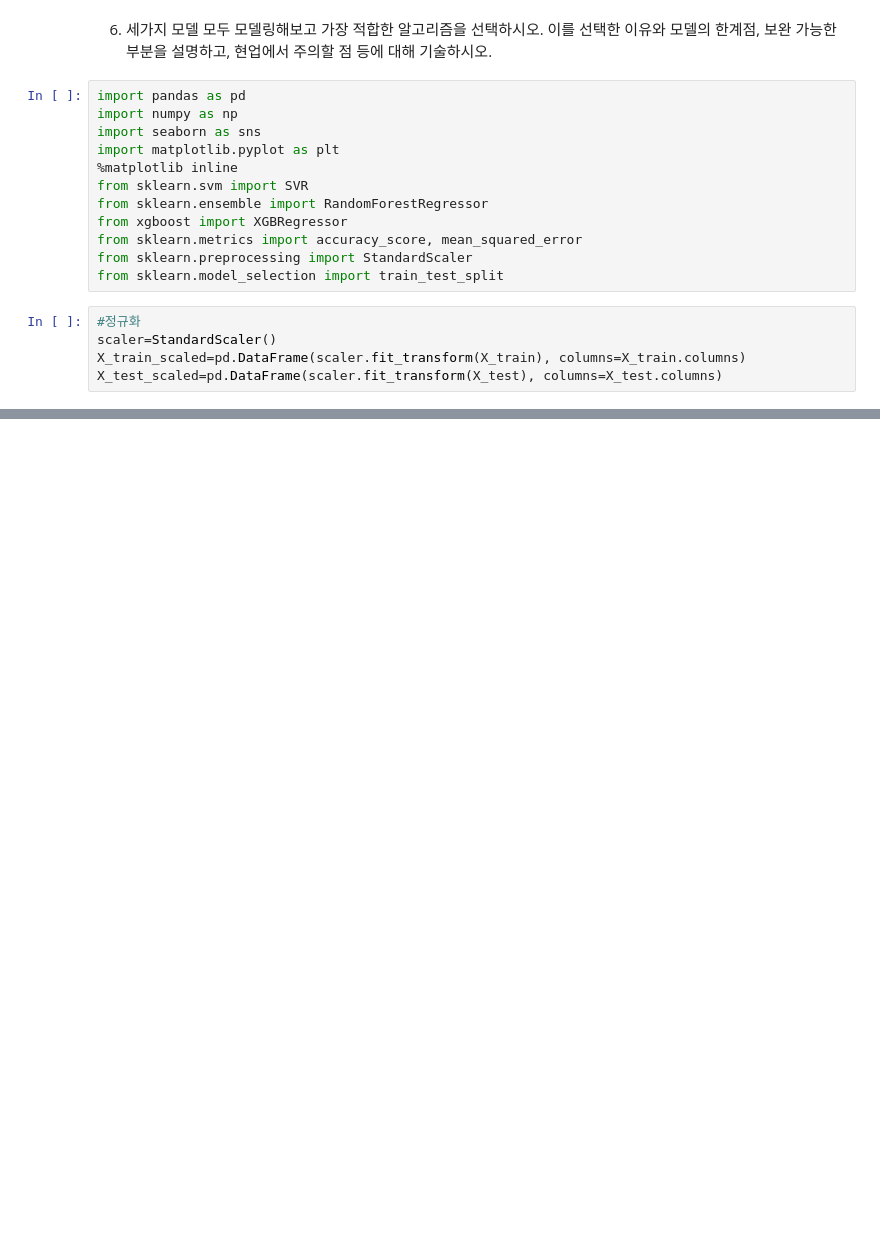
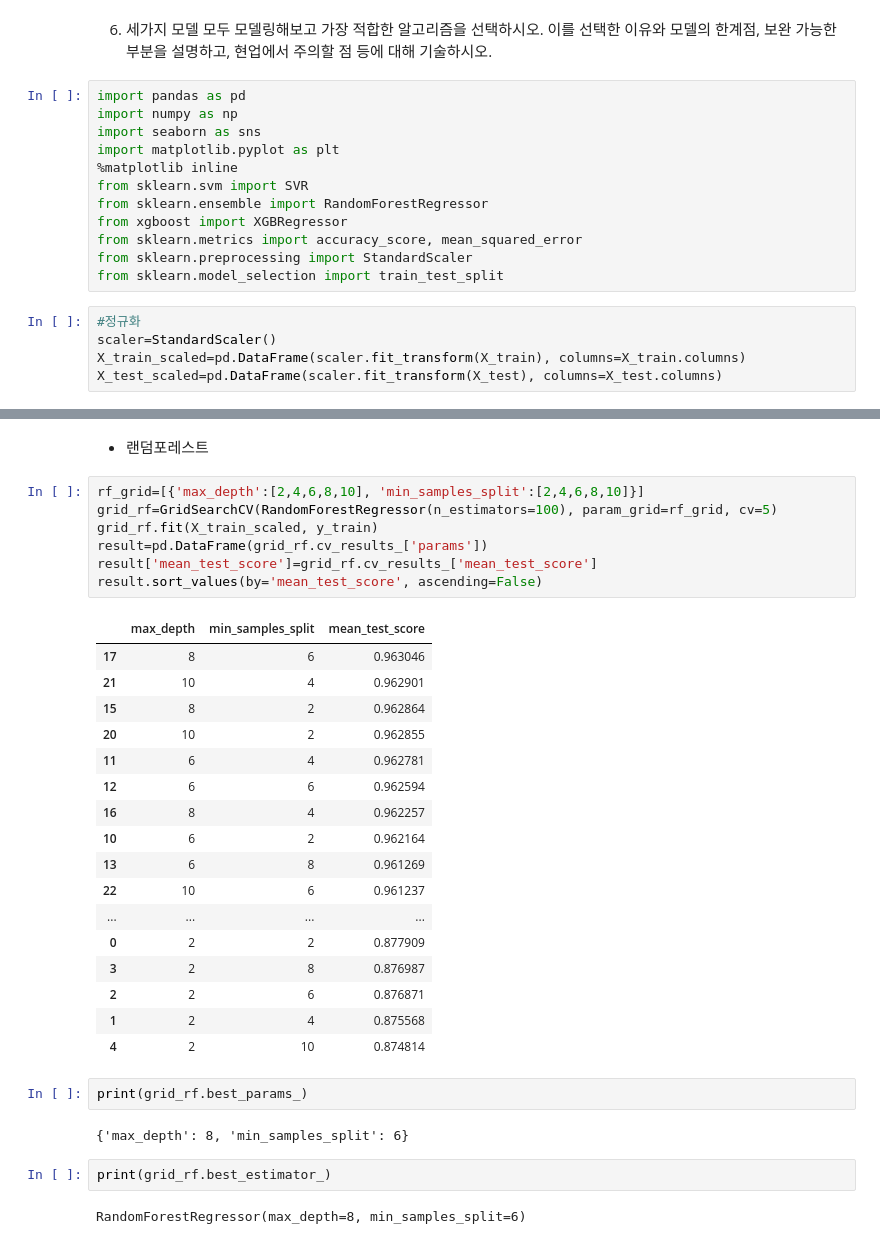
Before and after one commit to teng-ny/ADPStudy, a Jupyter notebook: ADP시험복기/제1회 모의고사/(1회) 1. 머신러닝.ipynb, the cells around one changed output, grey strips where cells are left out. Cells and saved outputs as stored; diff of their text form; blank space fills up the shorter version.

```diff
--- a/ADP시험복기/제1회 모의고사/(1회) 1. 머신러닝.ipynb
+++ b/ADP시험복기/제1회 모의고사/(1회) 1. 머신러닝.ipynb
@@ -228,0 +269,35 @@ mse
+# %% [markdown]
+- 랜덤포레스트
+# %%
+rf_grid=[{'max_depth':[2,4,6,8,10], 'min_samples_split':[2,4,6,8,10]}]
+grid_rf=GridSearchCV(RandomForestRegressor(n_estimators=100), param_grid=rf_grid, cv=5)
+grid_rf.fit(X_train_scaled, y_train)
+result=pd.DataFrame(grid_rf.cv_results_['params'])
+result['mean_test_score']=grid_rf.cv_results_['mean_test_score']
+result.sort_values(by='mean_test_score', ascending=False)
+# %% [output]
+|  | max_depth | min_samples_split | mean_test_score |
+| 17 | 8 | 6 | 0.963046 |
+| 21 | 10 | 4 | 0.962901 |
+| 15 | 8 | 2 | 0.962864 |
+| 20 | 10 | 2 | 0.962855 |
+| 11 | 6 | 4 | 0.962781 |
+| 12 | 6 | 6 | 0.962594 |
+| 16 | 8 | 4 | 0.962257 |
+| 10 | 6 | 2 | 0.962164 |
+| 13 | 6 | 8 | 0.961269 |
+| 22 | 10 | 6 | 0.961237 |
+| ... | ... | ... | ... |
+| 0 | 2 | 2 | 0.877909 |
+| 3 | 2 | 8 | 0.876987 |
+| 2 | 2 | 6 | 0.876871 |
+| 1 | 2 | 4 | 0.875568 |
+| 4 | 2 | 10 | 0.874814 |
+# %%
+print(grid_rf.best_params_)
+# %% [output]
+{'max_depth': 8, 'min_samples_split': 6}
+# %%
+print(grid_rf.best_estimator_)
+# %% [output]
+RandomForestRegressor(max_depth=8, min_samples_split=6)
```
Also changed, not shown: parts of 9 cells of this notebook.
